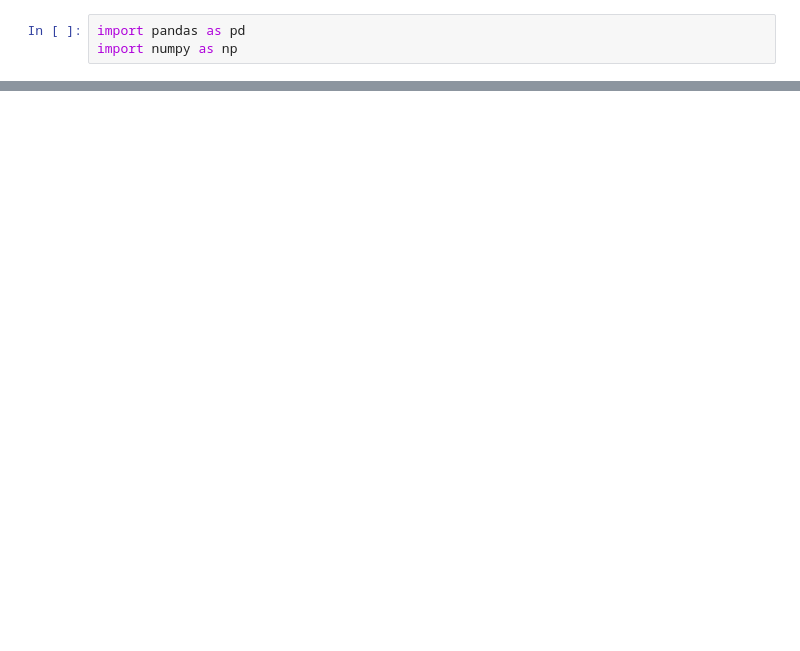
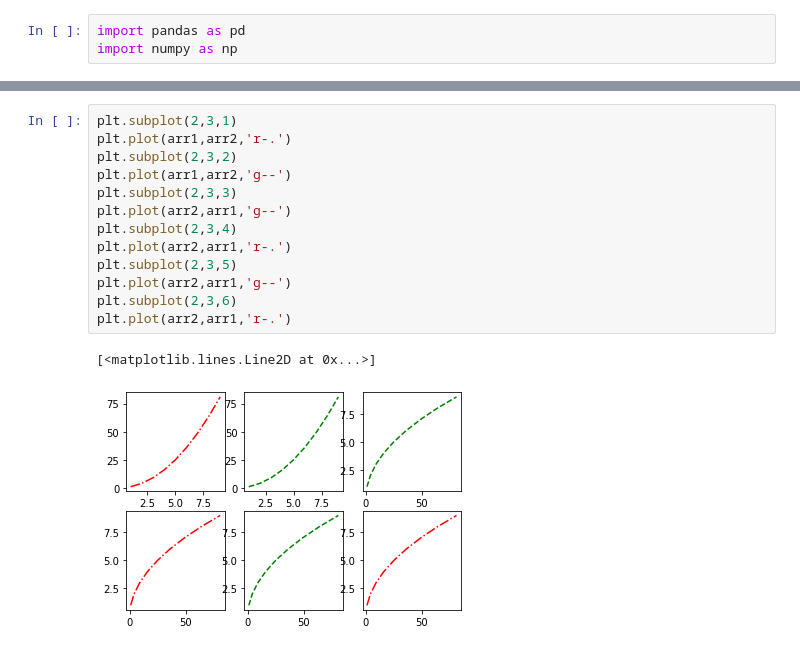
Before and after one commit to ENATYAV/LB_DS_WKND_OCT_11, a Jupyter notebook: Pandas/Untitled.ipynb, the cells around one changed output, grey strips where cells are left out. Drawn from its saved outputs; the diff is of its cells as text; blank space fills up the shorter version.

```diff
--- a/Pandas/Untitled.ipynb
+++ b/Pandas/Untitled.ipynb
@@ -5,0 +249,16 @@ movie_rating=
+# %%
+plt.subplot(2,3,1)
+plt.plot(arr1,arr2,'r-.')
+plt.subplot(2,3,2)
+plt.plot(arr1,arr2,'g--')
+plt.subplot(2,3,3)
+plt.plot(arr2,arr1,'g--')
+plt.subplot(2,3,4)
+plt.plot(arr2,arr1,'r-.')
+plt.subplot(2,3,5)
+plt.plot(arr2,arr1,'g--')
+plt.subplot(2,3,6)
+plt.plot(arr2,arr1,'r-.')
+# %% [output]
+[<matplotlib.lines.Line2D at 0x...>]
+[figure, added]
```
Also changed, not shown: parts of 34 cells of this notebook, 10 other files.
